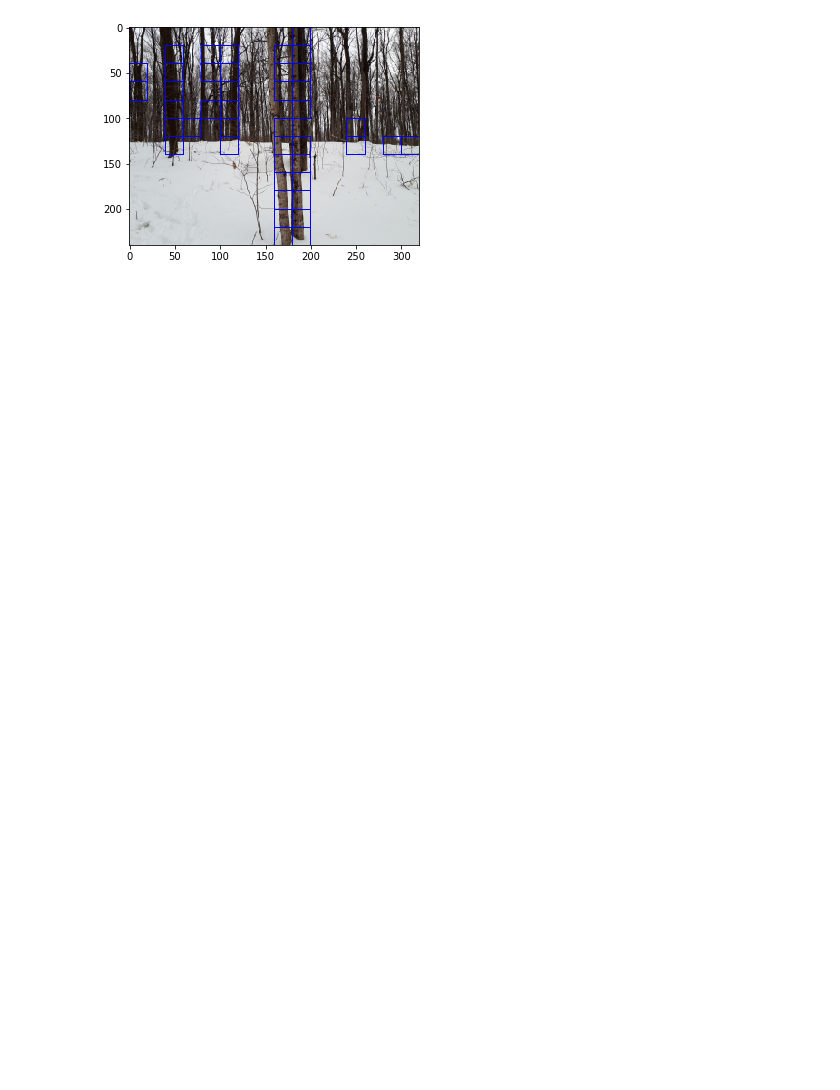
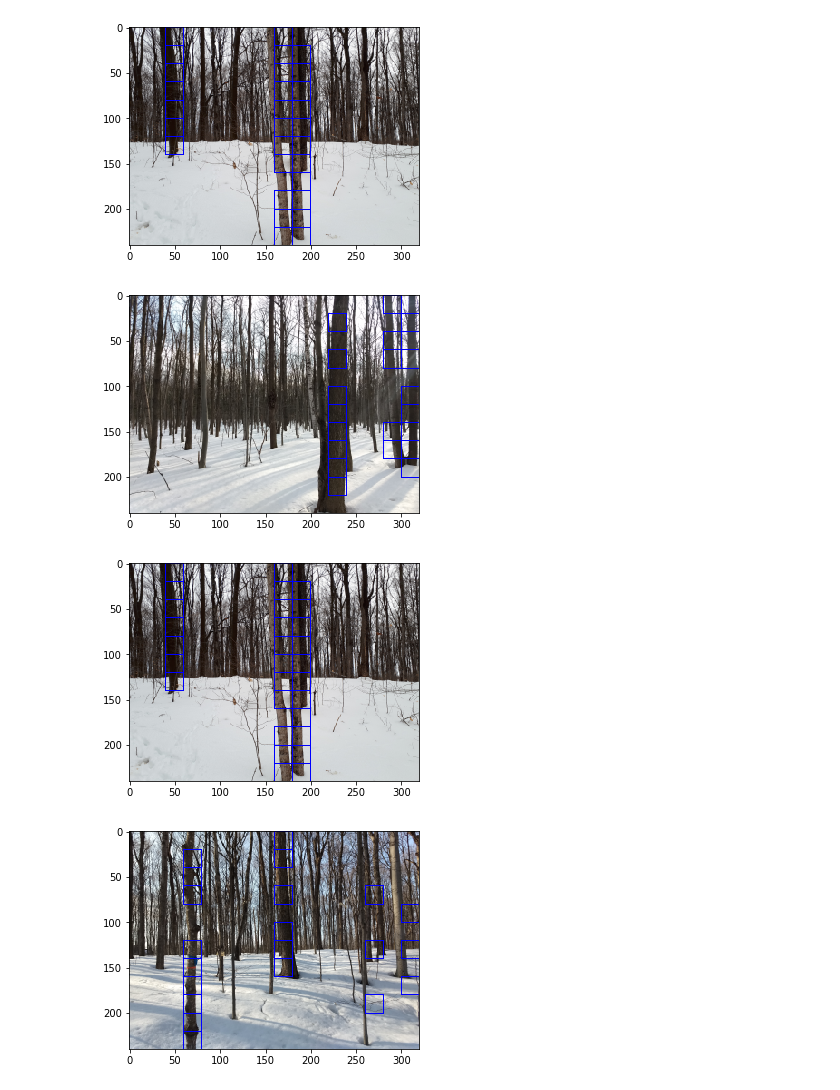
Before and after one commit to david-olivier-cs/DJI-tree-detection, a Jupyter notebook: notebooks/Feature extraction.ipynb, the cells around one changed output. Drawn from its saved outputs; the diff is of its cells as text; code cells hidden in the pictures; blank space fills up the shorter version.

Commit message:
Presentation version of the projet
            - fixed the handling of HSV color space in training and
              processing.

            - final param tweeks for the presentation

```diff
--- a/notebooks/Feature extraction.ipynb
+++ b/notebooks/Feature extraction.ipynb
@@ -20,16 +20,30 @@ target_image_name = "20200126_152211.jpg"
 target_image_path = os.path.join(image_dir, target_image_name)
 # %%
 ''' Testing the detection pipeline '''
+
+
+# defining the target images
+target_image_names = ["20200126_152211.jpg", "IMG_20200308_162929861.jpg", "20200126_152211.jpg", "IMG_20200308_160532716.jpg",
+                      "IMG_20200308_160439195.jpg", "IMG_20200308_160400750.jpg", "IMG_20200308_160331417.jpg",
+                      "20200126_152259.jpg", "IMG_20200126_151816507_HDR.jpg", "IMG_20200126_152153229_HDR.jpg",
+                      "20200126_152255.jpg", "20200126_151455.jpg", "20200126_151453.jpg", "20200126_151424.jpg"]
 
 # defining the image processor
 processor = ImageProcessor(trained_clf_path, block_size=20)
 
-# loading and processing the target image
-image = cv.imread(target_image_path, cv.IMREAD_COLOR)
-image = processor.detect_object_segments(image)
+for img_name in target_image_names:
 
-# displaying prcessed image
-plt.imshow(cv.cvtColor(image, cv.COLOR_BGR2RGB))
-plt.show()
+    image_path = os.path.join(image_dir, img_name)
+
+    # loading and processing the target image
+    image = cv.imread(image_path, cv.IMREAD_COLOR)
+    image = processor.detect_object_segments(image)
+
+    # displaying prcessed image
+    plt.imshow(cv.cvtColor(image, cv.COLOR_BGR2RGB))
+    plt.show()
 # %% [output]
-[figure, old version]
+[figure, new version]
+[figure, added]
+[figure, added]
+[figure, added]
```
Also changed, not shown: parts of 2 cells of this notebook, 10 other files.
